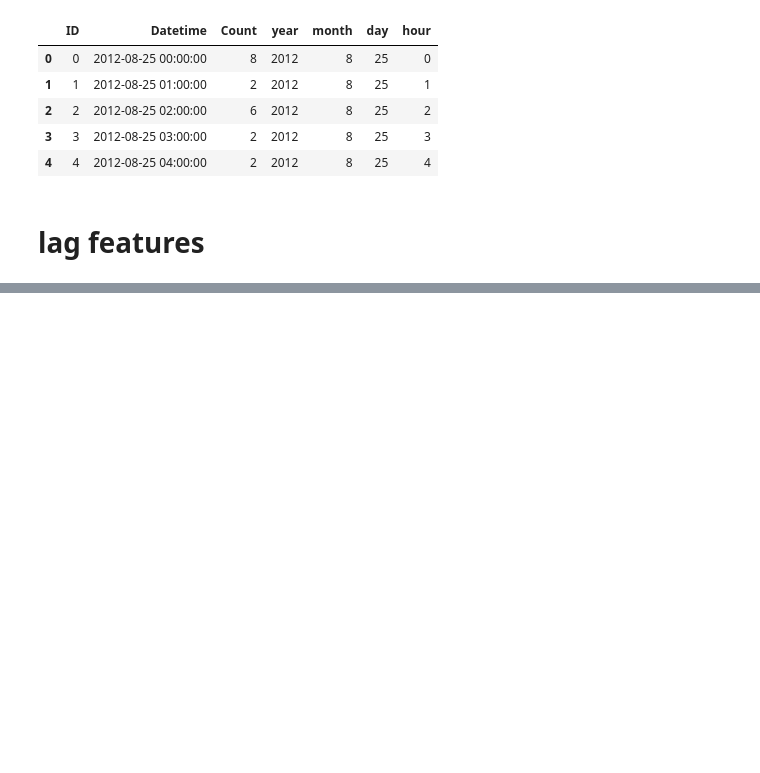
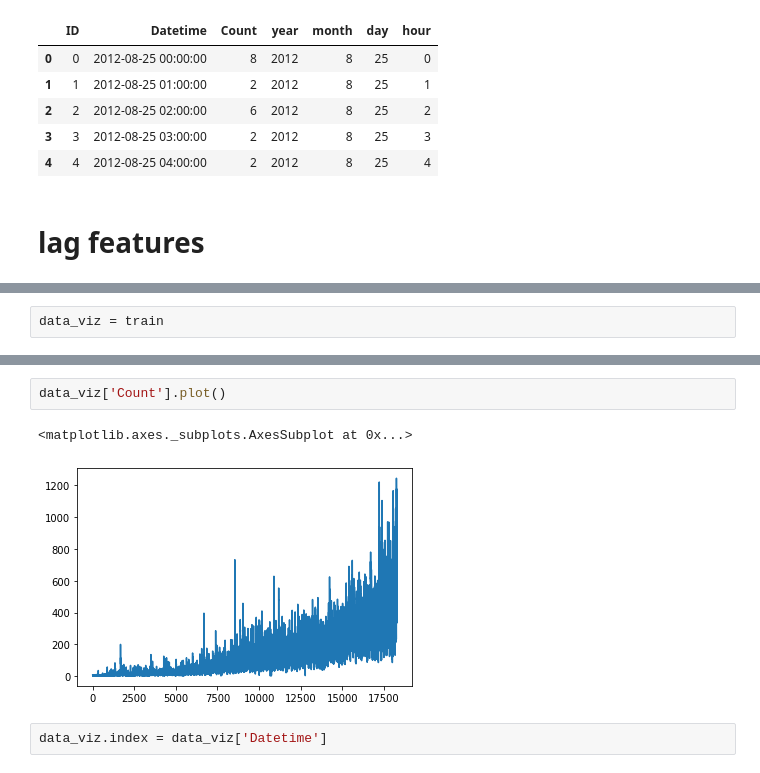
Before and after one commit to ehsansam69/Time-series-analyzing, a Jupyter notebook: 1st.ipynb, the cells around one changed output, grey strips where cells are left out. Cells and saved outputs as stored; diff of their text form; blank space fills up the shorter version.

```diff
--- a/1st.ipynb
+++ b/1st.ipynb
@@ -39,0 +94,2 @@ df['l']
+# %%
+data_viz = train
@@ -39,0 +105,7 @@ df['l']
+# %%
+data_viz['Count'].plot()
+# %% [output]
+<matplotlib.axes._subplots.AxesSubplot at 0x...>
+[figure, added]
+# %%
+data_viz.index = data_viz['Datetime']
```
Also changed, not shown: parts of 18 cells of this notebook.
